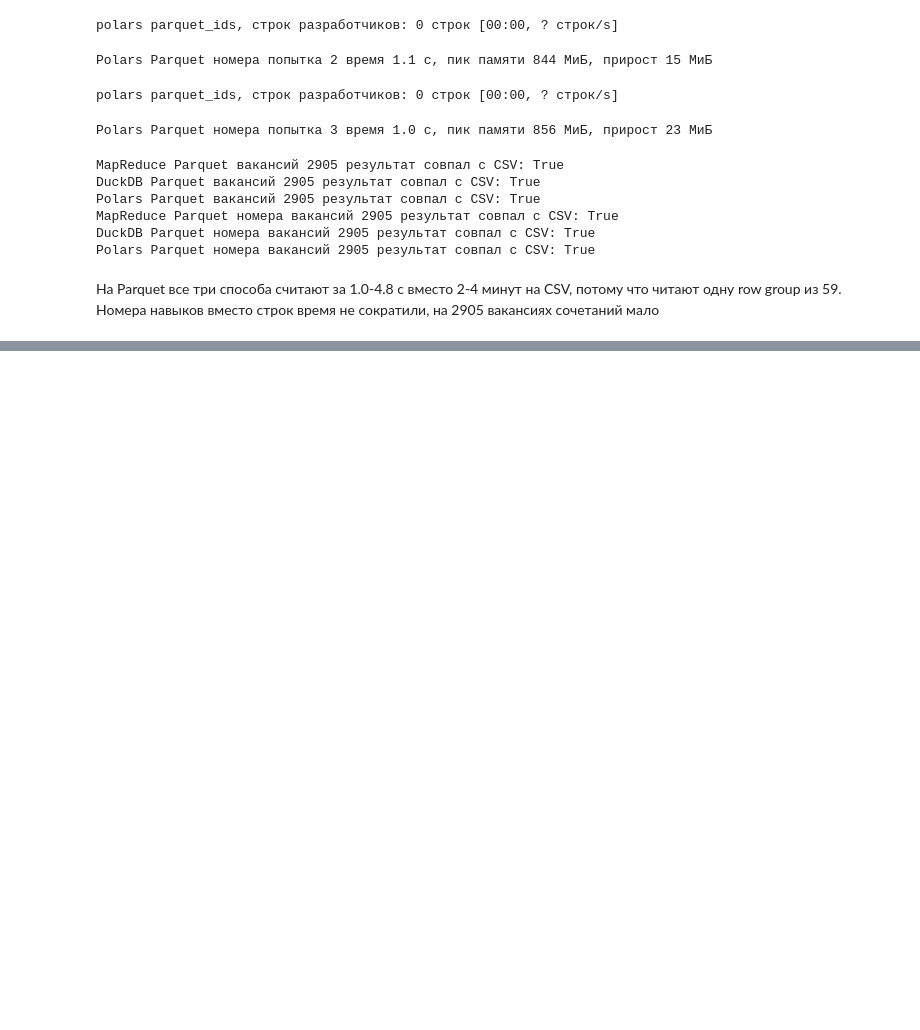
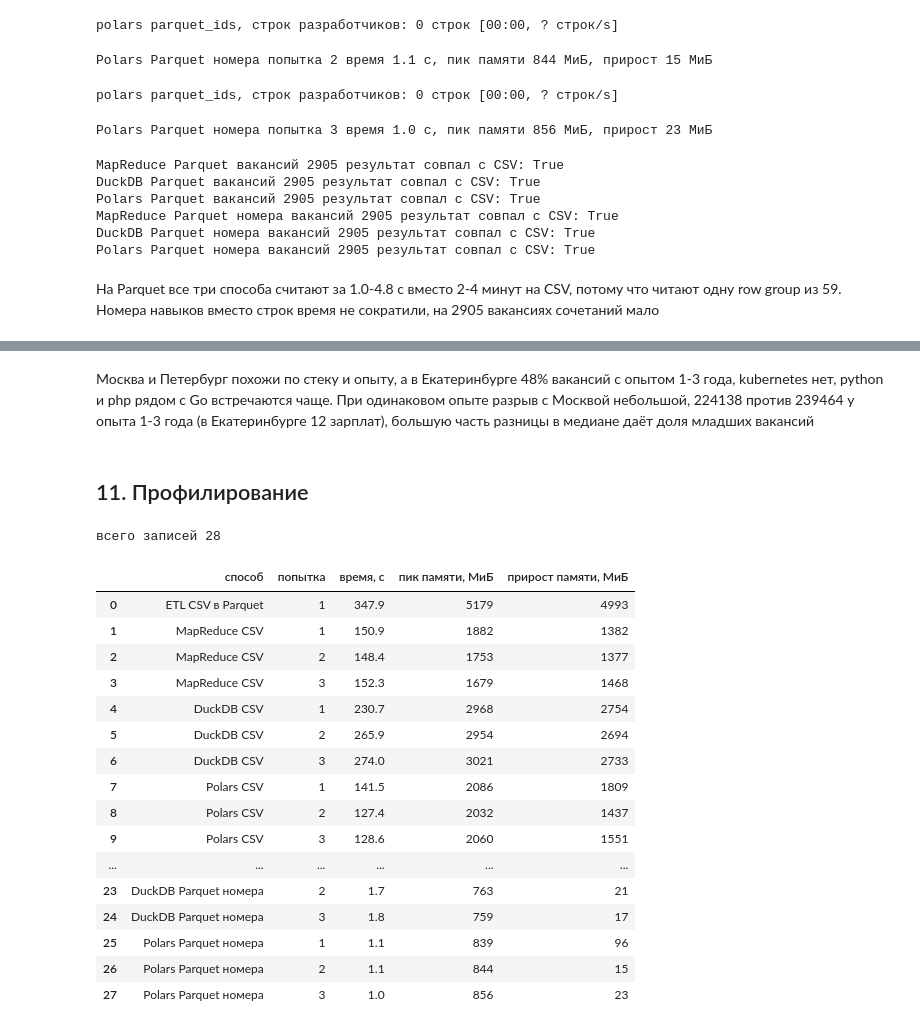
Before and after one commit to shlaapnik/EngData, a Jupyter notebook: MapReduce/mapreduce.ipynb, the cells around one changed output, grey strips where cells are left out. Saved outputs shown, nothing was run; the diff lists cells and outputs as text; code cells hidden in the pictures; blank space fills up the shorter version.

```diff
--- a/MapReduce/mapreduce.ipynb
+++ b/MapReduce/mapreduce.ipynb
@@ -1010,0 +1559,29 @@ Polars Parquet номера вакансий 2905 результат совпа
+# %% [markdown]
+Москва и Петербург похожи по стеку и опыту, а в Екатеринбурге 48% вакансий с опытом 1-3 года, kubernetes нет, python и php рядом с Go встречаются чаще. При одинаковом опыте разрыв с Москвой небольшой, 224138 против 239464 у опыта 1-3 года (в Екатеринбурге 12 зарплат), большую часть разницы в медиане даёт доля младших вакансий
+# %% [markdown]
+## 11. Профилирование
+# %%
+runs = pd.DataFrame(measurements)
+print("всего записей", len(runs))
+runs = runs.groupby("способ", sort=False).tail(3).reset_index(drop=True)
+runs.to_csv(OUT / "measurements.csv", index=False)
+runs
+# %% [output]
+всего записей 28
+|  | способ | попытка | время, с | пик памяти, МиБ | прирост памяти, МиБ |
+| 0 | ETL CSV в Parquet | 1 | 347.9 | 5179 | 4993 |
+| 1 | MapReduce CSV | 1 | 150.9 | 1882 | 1382 |
+| 2 | MapReduce CSV | 2 | 148.4 | 1753 | 1377 |
+| 3 | MapReduce CSV | 3 | 152.3 | 1679 | 1468 |
+| 4 | DuckDB CSV | 1 | 230.7 | 2968 | 2754 |
+| 5 | DuckDB CSV | 2 | 265.9 | 2954 | 2694 |
+| 6 | DuckDB CSV | 3 | 274.0 | 3021 | 2733 |
+| 7 | Polars CSV | 1 | 141.5 | 2086 | 1809 |
+| 8 | Polars CSV | 2 | 127.4 | 2032 | 1437 |
+| 9 | Polars CSV | 3 | 128.6 | 2060 | 1551 |
+| ... | ... | ... | ... | ... | ... |
+| 23 | DuckDB Parquet номера | 2 | 1.7 | 763 | 21 |
+| 24 | DuckDB Parquet номера | 3 | 1.8 | 759 | 17 |
+| 25 | Polars Parquet номера | 1 | 1.1 | 839 | 96 |
+| 26 | Polars Parquet номера | 2 | 1.1 | 844 | 15 |
+| 27 | Polars Parquet номера | 3 | 1.0 | 856 | 23 |
```
Also changed, not shown: parts of 36 cells of this notebook, 4 other files.
